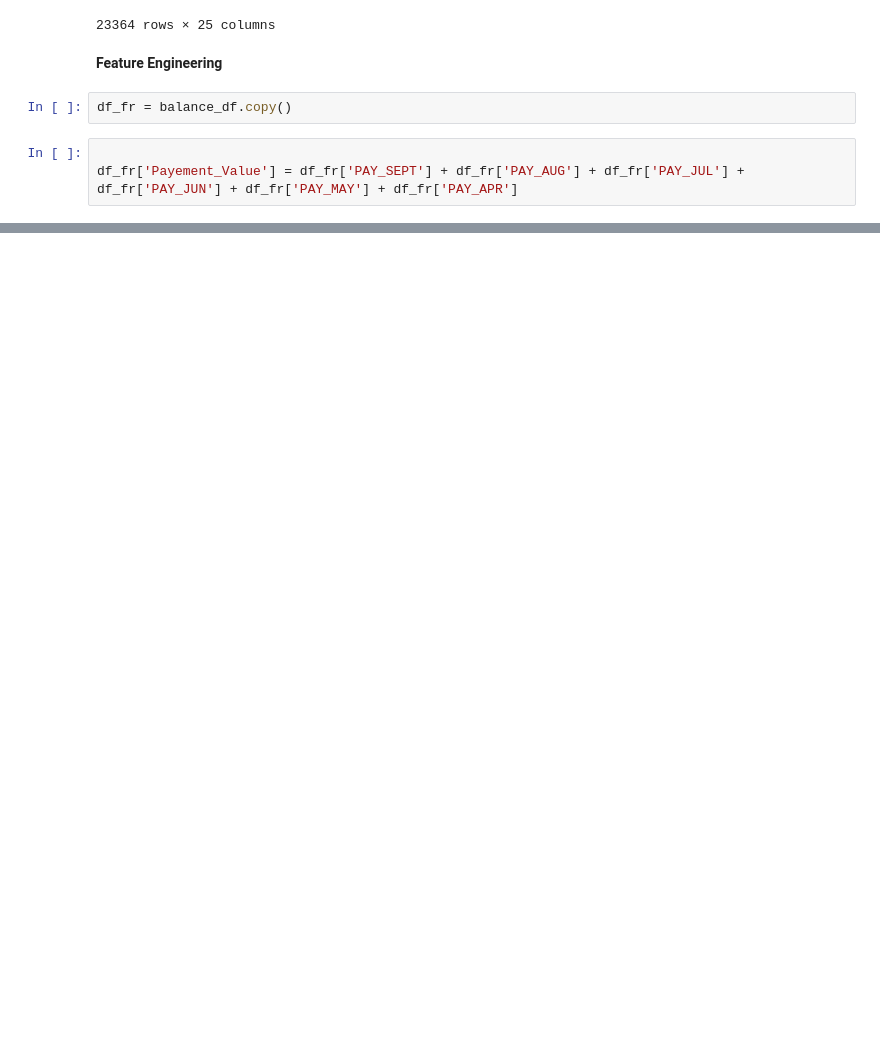
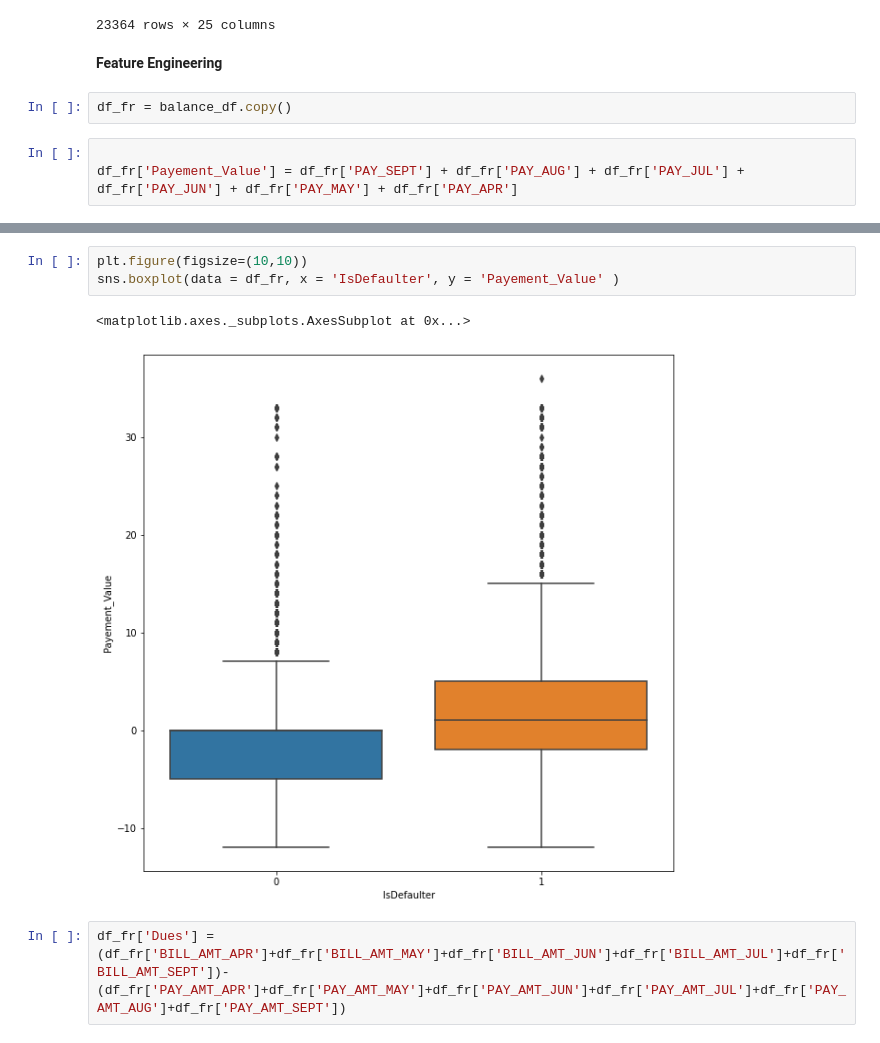
Before and after one commit to UthamanA/Credit-Card-Default-Pridiction---Capstone-Project, a Jupyter notebook: Credit_Card_Default_Prediction_Capstone_Project.ipynb, the cells around one changed output, grey strips where cells are left out. Drawn from its saved outputs; the diff is of its cells as text; blank space fills up the shorter version.

```diff
--- a/Credit_Card_Default_Prediction_Capstone_Project.ipynb
+++ b/Credit_Card_Default_Prediction_Capstone_Project.ipynb
@@ -500 +500,9 @@ IsDefaulter
 Name: Payement_Value, dtype: float64
+# %%
+plt.figure(figsize=(10,10))
+sns.boxplot(data = df_fr, x = 'IsDefaulter', y = 'Payement_Value' )
+# %% [output]
+<matplotlib.axes._subplots.AxesSubplot at 0x...>
+[figure, added]
+# %%
+df_fr['Dues'] = (df_fr['BILL_AMT_APR']+df_fr['BILL_AMT_MAY']+df_fr['BILL_AMT_JUN']+df_fr['BILL_AMT_JUL']+df_fr['BILL_AMT_SEPT'])-(df_fr['PAY_AMT_APR']+df_fr['PAY_AMT_MAY']+df_fr['PAY_AMT_JUN']+df_fr['PAY_AMT_JUL']+df_fr['PAY_AMT_AUG']+df_fr['PAY_AMT_SEPT'])
```
Also changed, not shown: parts of 61 cells of this notebook.
